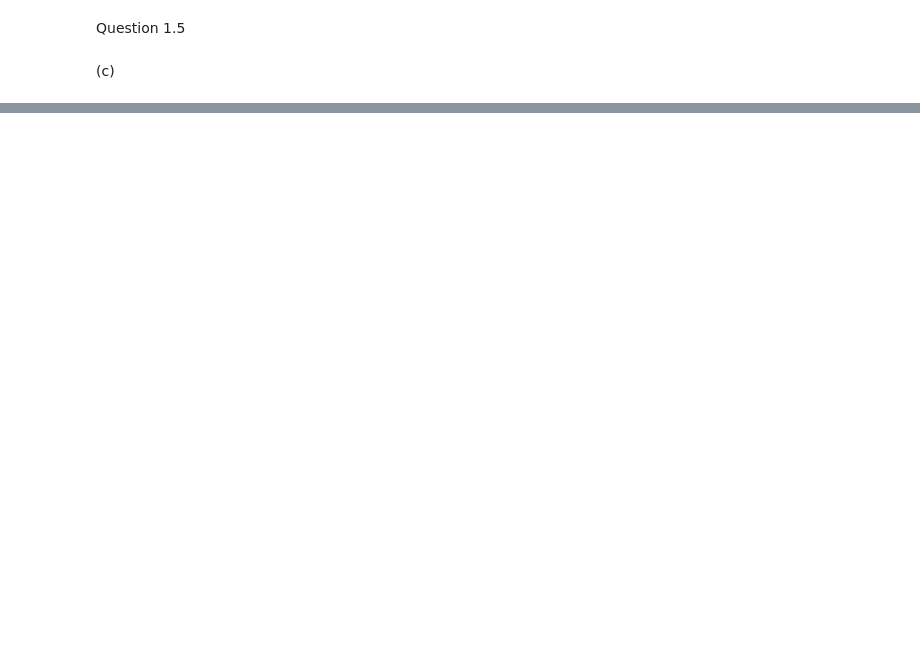
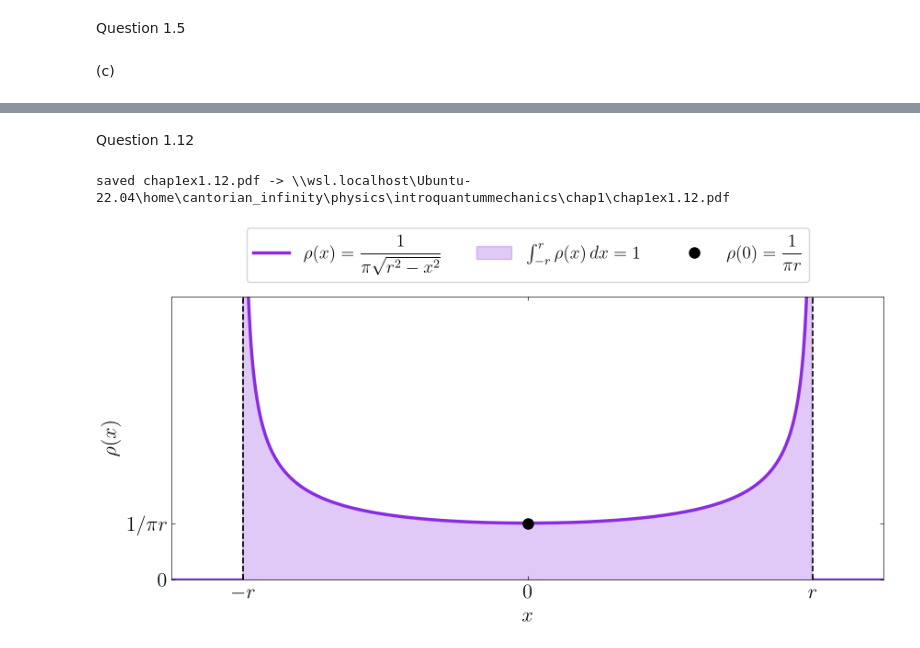
Before and after one commit to DALEE9000/Solutions-to-Introduction-to-Quantum-Mechanics-by-David-Griffiths, a Jupyter notebook: notebooks/chap1/chap1-thewavefunction.ipynb, the cells around one changed output, grey strips where cells are left out. Saved outputs shown, nothing was run; the diff lists cells and outputs as text; code cells hidden in the pictures; blank space fills up the shorter version.

```diff
--- a/notebooks/chap1/chap1-thewavefunction.ipynb
+++ b/notebooks/chap1/chap1-thewavefunction.ipynb
@@ -130,0 +196,30 @@ saved chap1ex1.5c.pdf -> \\wsl.localhost\Ubuntu-22.04\home\cantorian_infinity\ph
+# %% [markdown]
+Question 1.12
+# %%
+# rho(x) = 1/(pi sqrt(r^2 - x^2)) on (-r, r), 0 otherwise.  Diverges at x = +/- r (integrable).
+# Take r = 1 and label ticks symbolically so the sketch holds for any r > 0.
+r = 1.0
+rho0 = 1/(np.pi*r)                                  # value at x = 0
+
+x = np.linspace(-r, r, 2001)[1:-1]
+rho = 1/(np.pi*np.sqrt(r**2 - x**2))
+
+fig, ax = plt.subplots(figsize=(10, 4))
+
+ax.plot(x, rho, color=C.violet, linewidth=2.5, label=r'$\rho(x) = \dfrac{1}{\pi\sqrt{r^2 - x^2}}$')
+ax.hlines(0, -1.25*r, -r, colors=C.violet, linewidths=2.5)
+ax.hlines(0, r, 1.25*r, colors=C.violet, linewidths=2.5)
+ax.fill_between(x, rho, color=C.violet, alpha=0.25, label=r'$\int_{-r}^{r} \rho(x)\, dx = 1$')
+ax.vlines([-r, r], 0, 5*rho0, colors=FG, linestyles='--', linewidths=1.2)
+ax.plot(0, rho0, 'o', color=FG, markersize=8, zorder=3, label=r'$\rho(0) = \dfrac{1}{\pi r}$')
+
+style_ax(ax, xlabel='$x$', ylabel=r'$\rho(x)$', xlim=(-1.25*r, 1.25*r), ylim=(0, 5*rho0),
+         xticks=[-r, 0, r], xticklabels=['$-r$', '$0$', '$r$'],
+         yticks=[0, rho0], yticklabels=['$0$', r'$1/\pi r$'])
+ax.legend(frameon=True, fontsize=14, loc='lower center', bbox_to_anchor=(0.5, 1.02), ncol=3)
+
+savefig(fig, "chap1ex1.12.pdf")
+plt.show()
+# %% [output]
+saved chap1ex1.12.pdf -> \\wsl.localhost\Ubuntu-22.04\home\cantorian_infinity\physics\introquantummechanics\chap1\chap1ex1.12.pdf
+[figure, added]
```
Also changed, not shown: parts of 11 cells of this notebook, 13 other files.
